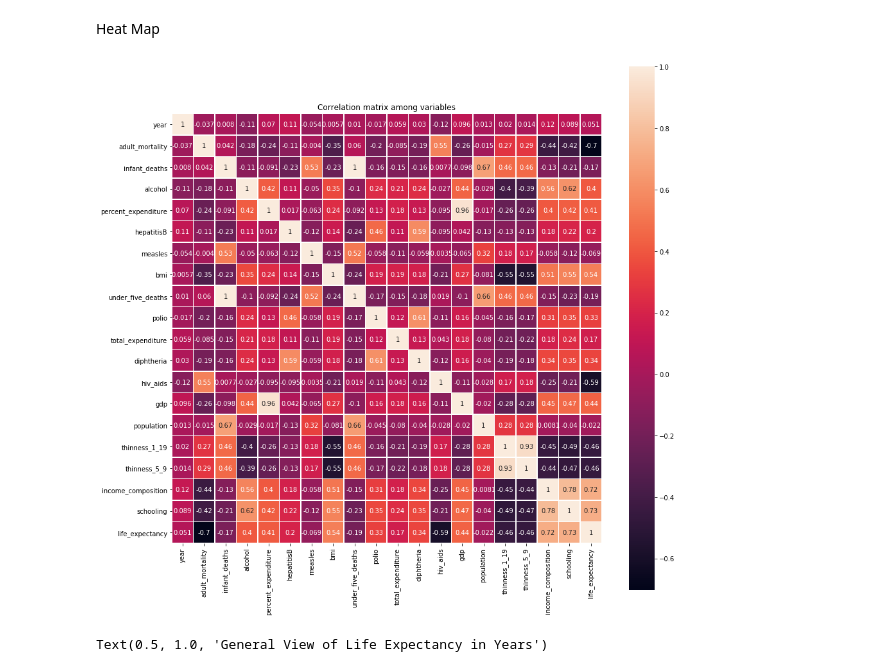
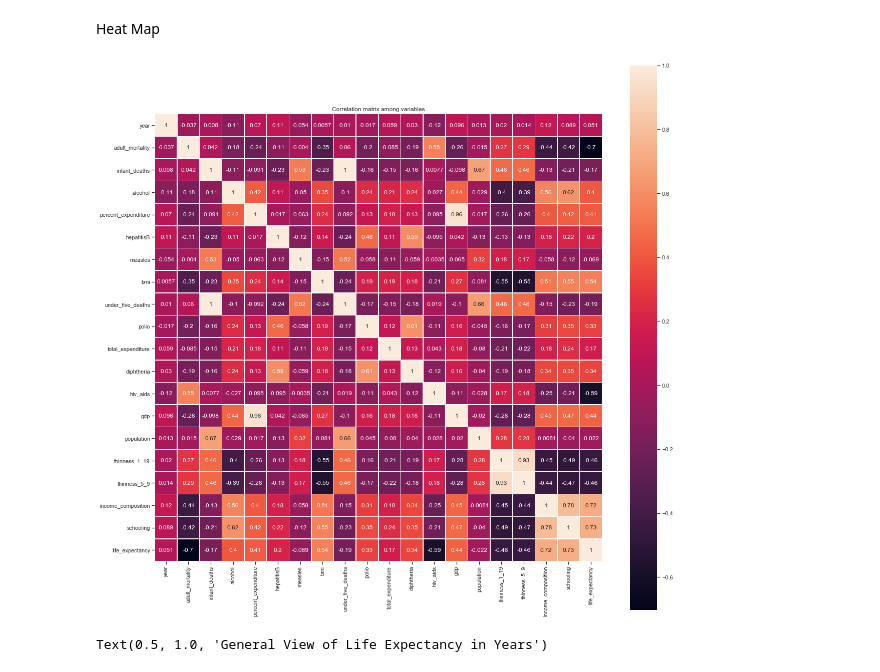
Before and after one commit to PRISLK/Mavericks_Data_Analysis, a Jupyter notebook: Life_Expectancy_Data_Analysis.ipynb, the cells around one changed output. Cells and saved outputs as stored; diff of their text form; code cells hidden in the pictures.

```diff
--- a/Life_Expectancy_Data_Analysis.ipynb
+++ b/Life_Expectancy_Data_Analysis.ipynb
@@ -344,17 +344,17 @@ Heat Map
 # %%
 # Create a heatmap to observe correlations.
 mds = modified_data_set.iloc[:,21:]
 mds_num = mds.iloc[:,:-3]
 corr_mat = modified_data_set.corr()
 
 import seaborn as sns
 
-plt.figure(figsize=(15,15))
+plt.figure(figsize=(20,20))
 sns.heatmap(corr_mat, square=True, annot=True, linewidths=.5)
 plt.title("Correlation matrix among variables")
 plt.show()
 # %% [output]
-[figure, old version]
+[figure, new version]
 # %%
 plt.figure(figsize=(20,10))
 sns.violinplot(x=modified_data_set['year'], y=modified_data_set["life_expectancy"], data=modified_data_set)
```
Also changed, not shown: parts of 5 cells of this notebook, 1 other file.
